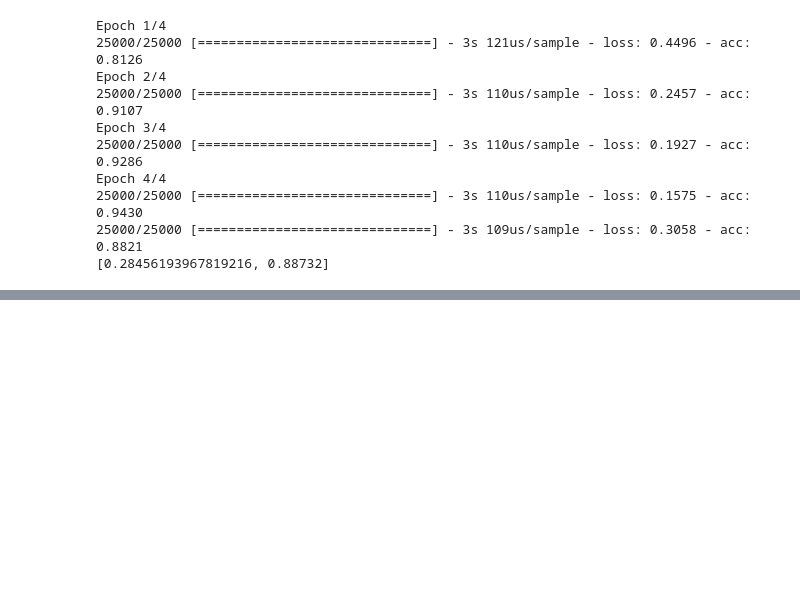
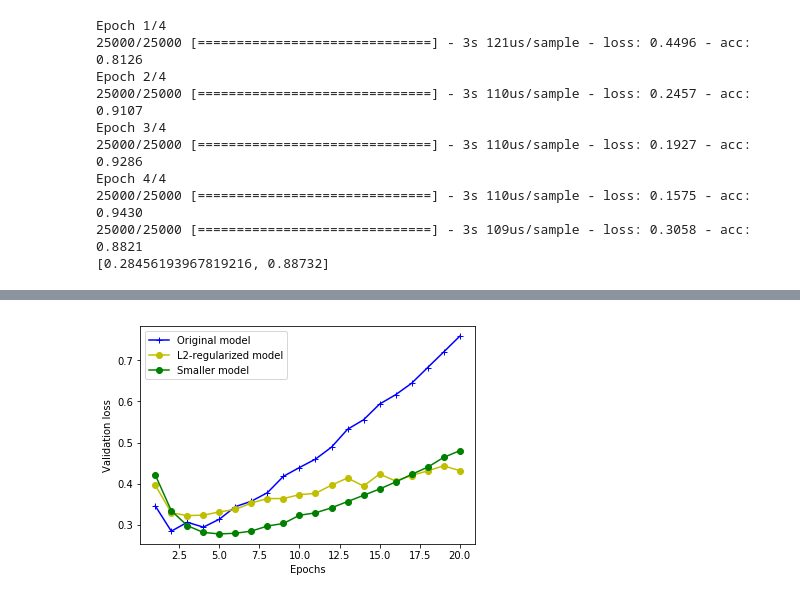
Before and after one commit to sidhant-guliani/Deep-learning-projects, a Jupyter notebook: 1_classifying_movie_reviews.ipynb, the cells around one changed output, grey strips where cells are left out. Drawn from its saved outputs; the diff is of its cells as text; code cells hidden in the pictures; blank space fills up the shorter version.

```diff
--- a/1_classifying_movie_reviews.ipynb
+++ b/1_classifying_movie_reviews.ipynb
@@ -387,0 +582,8 @@ _________________________________________________________________
+# %%
+l2_model = Sequential()
+l2_model.add(Dense(16, kernel_regularizer=regularizers.l2(0.001),activation='relu', input_shape=(10000,)))
+l2_model.add(Dense(16, kernel_regularizer=regularizers.l2(0.001),activation='relu'))
+l2_model.add(Dense(1, activation='sigmoid'))
+l2_model.compile(optimizer='rmsprop',loss='binary_crossentropy',metrics=['acc'])
+l2_model.summary()
+l2_model_hist = l2_model.fit(x_train, y_train,epochs=20,batch_size=512, validation_data=(x_test, y_test))
@@ -387,0 +608,13 @@ _________________________________________________________________
+# %%
+l2_model_val_loss = l2_model_hist.history['val_loss']
+plt.plot(epochs, original_val_loss, 'b-+', label='Original model')
+plt.plot(epochs, l2_model_val_loss, 'y-o', label='L2-regularized model')
+plt.plot(epochs, small_model_val_loss, 'g-o', label='Smaller model')
+#plt.plot(epochs, big_model_val_loss, 'k-*', label='bigger model')
+plt.xlabel('Epochs')
+plt.ylabel('Validation loss')
+plt.legend()
+
+plt.show()
+# %% [output]
+[figure, added]
```
Also changed, not shown: parts of 24 cells of this notebook.
